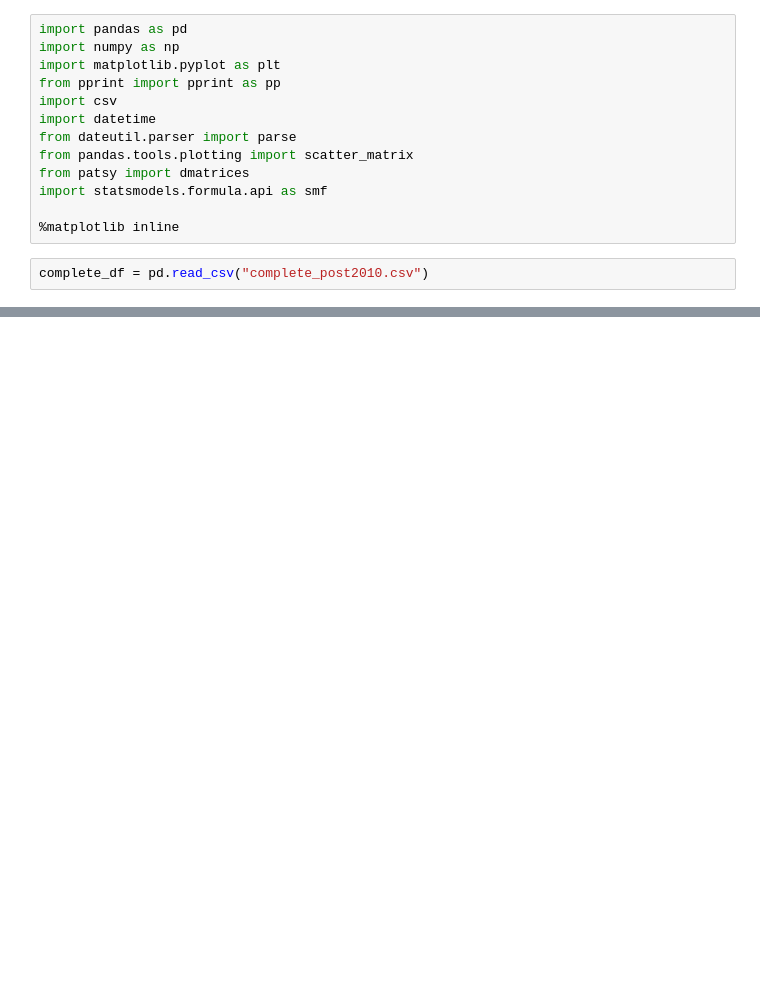
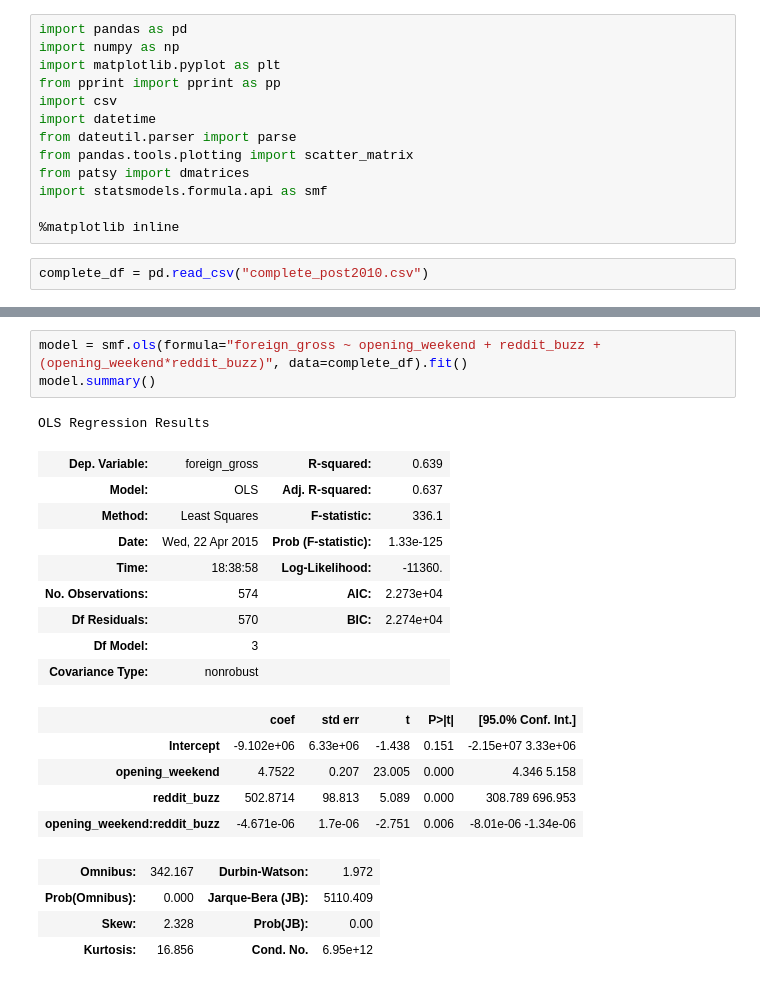
Before and after one commit to smitfire/luther, a Jupyter notebook: luther2.ipynb, the cells around one changed output, grey strips where cells are left out. Saved outputs shown, nothing was run; the diff lists cells and outputs as text; blank space fills up the shorter version.

```diff
--- a/luther2.ipynb
+++ b/luther2.ipynb
@@ -76,0 +121,23 @@ array([[<matplotlib.axes._subplots.AxesSubplot object at 0x...>,
+# %%
+model = smf.ols(formula="foreign_gross ~ opening_weekend + reddit_buzz + (opening_weekend*reddit_buzz)", data=complete_df).fit()
+model.summary()
+# %% [output]
+OLS Regression Results
+| Dep. Variable: | foreign_gross | R-squared: | 0.639 |
+| Model: | OLS | Adj. R-squared: | 0.637 |
+| Method: | Least Squares | F-statistic: | 336.1 |
+| Date: | Wed, 22 Apr 2015 | Prob (F-statistic): | 1.33e-125 |
+| Time: | 18:38:58 | Log-Likelihood: | -11360. |
+| No. Observations: | 574 | AIC: | 2.273e+04 |
+| Df Residuals: | 570 | BIC: | 2.274e+04 |
+| Df Model: | 3 |  |  |
+| Covariance Type: | nonrobust |  |  |
+|  | coef | std err | t | P>|t| | [95.0% Conf. Int.] |
+| Intercept | -9.102e+06 | 6.33e+06 | -1.438 | 0.151 | -2.15e+07 3.33e+06 |
+| opening_weekend | 4.7522 | 0.207 | 23.005 | 0.000 | 4.346 5.158 |
+| reddit_buzz | 502.8714 | 98.813 | 5.089 | 0.000 | 308.789 696.953 |
+| opening_weekend:reddit_buzz | -4.671e-06 | 1.7e-06 | -2.751 | 0.006 | -8.01e-06 -1.34e-06 |
+| Omnibus: | 342.167 | Durbin-Watson: | 1.972 |
+| Prob(Omnibus): | 0.000 | Jarque-Bera (JB): | 5110.409 |
+| Skew: | 2.328 | Prob(JB): | 0.00 |
+| Kurtosis: | 16.856 | Cond. No. | 6.95e+12 |
```
Also changed, not shown: parts of 6 cells of this notebook, 2 other files.
